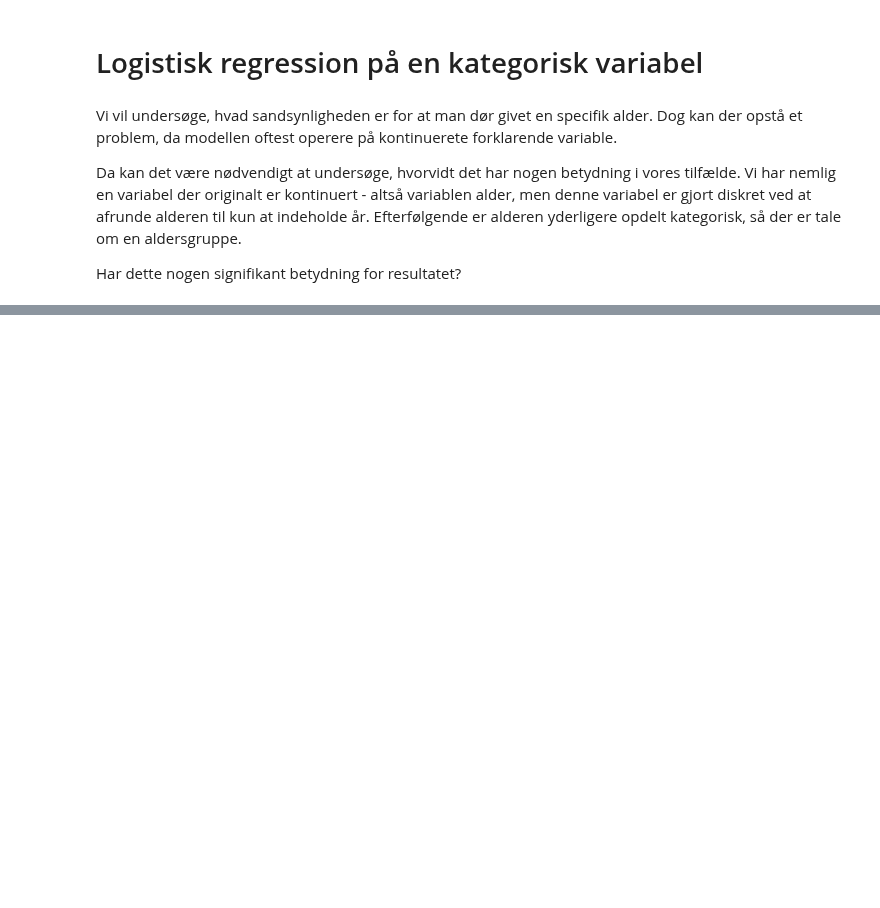
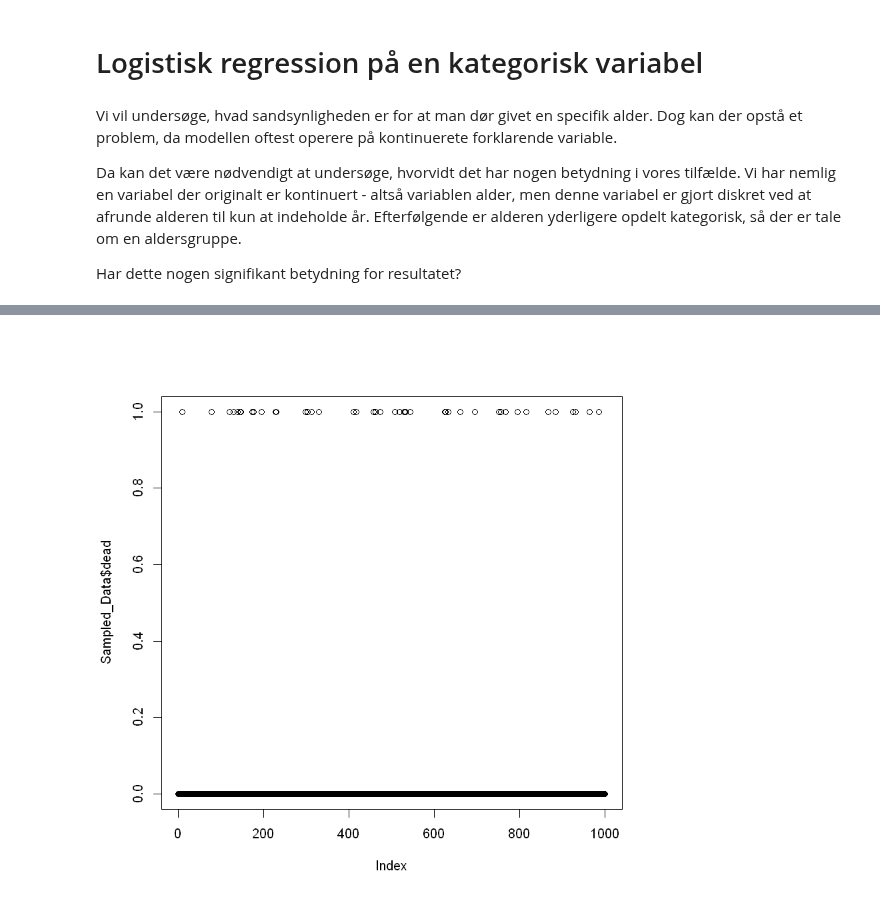
Before and after one commit to kent1325/P2-Covid_19-Mortality, a Jupyter notebook: Bootstrapping.ipynb, the cells around one changed output, grey strips where cells are left out. Cells and saved outputs as stored; diff of their text form; code cells hidden in the pictures; blank space fills up the shorter version.

```diff
--- a/Bootstrapping.ipynb
+++ b/Bootstrapping.ipynb
@@ -249,0 +180,16 @@ hist(trunc_sample_data)
+# %%
+Sampler = function(n, beta_0, beta_1, uniform_displace = T){
+    X = with(DKpop, sample(age, n, replace = T, prob = P))
+    if (uniform_displace){
+        X = X + runif(n,0,1)
+    }
+    P_X = ilogit(beta_0 + beta_1*X)
+    Y = rbernoulli(n,P_X)
+    return(tibble(age = X,dead = Y))
+}
+# %%
+beta_0 = -9
+beta_1 = 0.1
+
+Sampled_Data = Sampler(1000,beta_0,beta_1)
+head(Sampled_Data, 10)
@@ -249,0 +208,4 @@ hist(trunc_sample_data)
+# %%
+plot(Sampled_Data$dead)
+# %% [output]
+[figure, added]
```
Also changed, not shown: parts of 28 cells of this notebook.
